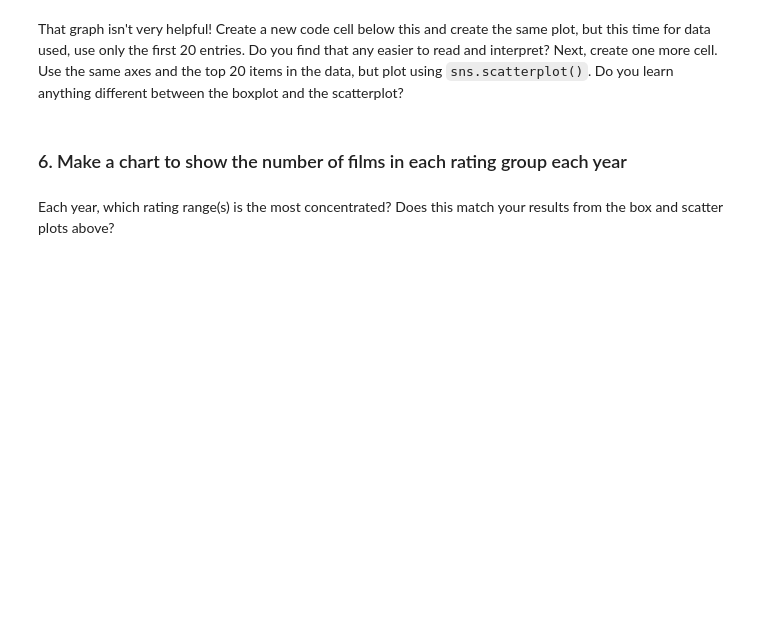
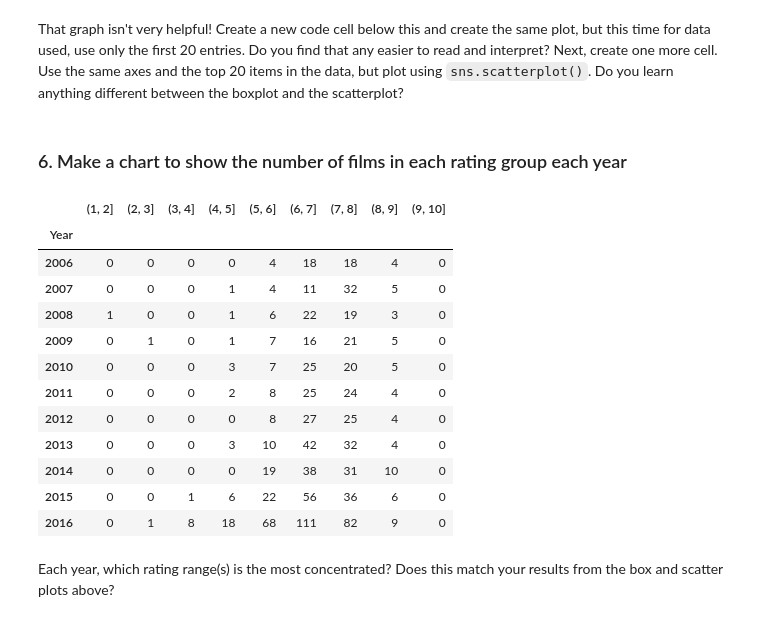
Before and after one commit to millerkiley99/EDA_pt2_studio, a Jupyter notebook: EDApt2-Studio.KileyMiller.ipynb, the cells around one changed output. Saved outputs shown, nothing was run; the diff lists cells and outputs as text; code cells hidden in the pictures; blank space fills up the shorter version.

```diff
--- a/EDApt2-Studio.KileyMiller.ipynb
+++ b/EDApt2-Studio.KileyMiller.ipynb
@@ -203,7 +225,23 @@ Next, create one more cell. Use the same axes and the top 20 items in the data,
 # %%
 # Create a new column called rating_group
 # Use to pd.cut() to bin(group) the rating_group column values by integer intervals 1-10
+IMDB_df["rating_group"]=pd.cut(IMDB_df.Rating, [1,2,3,4,5,6,7,8,9,10])
 # %%
 # Make a chart to show the number of films in each rating group per year
+IMDB_df.groupby("Year")["rating_group"].value_counts().unstack()
+# %% [output]
+|  | (1, 2] | (2, 3] | (3, 4] | (4, 5] | (5, 6] | (6, 7] | (7, 8] | (8, 9] | (9, 10] |
+| Year |  |  |  |  |  |  |  |  |  |
+| 2006 | 0 | 0 | 0 | 0 | 4 | 18 | 18 | 4 | 0 |
+| 2007 | 0 | 0 | 0 | 1 | 4 | 11 | 32 | 5 | 0 |
+| 2008 | 1 | 0 | 0 | 1 | 6 | 22 | 19 | 3 | 0 |
+| 2009 | 0 | 1 | 0 | 1 | 7 | 16 | 21 | 5 | 0 |
+| 2010 | 0 | 0 | 0 | 3 | 7 | 25 | 20 | 5 | 0 |
+| 2011 | 0 | 0 | 0 | 2 | 8 | 25 | 24 | 4 | 0 |
+| 2012 | 0 | 0 | 0 | 0 | 8 | 27 | 25 | 4 | 0 |
+| 2013 | 0 | 0 | 0 | 3 | 10 | 42 | 32 | 4 | 0 |
+| 2014 | 0 | 0 | 0 | 0 | 19 | 38 | 31 | 10 | 0 |
+| 2015 | 0 | 0 | 1 | 6 | 22 | 56 | 36 | 6 | 0 |
+| 2016 | 0 | 1 | 8 | 18 | 68 | 111 | 82 | 9 | 0 |
 # %% [markdown]
 Each year, which rating range(s) is the most concentrated? Does this match your results from the box and scatter plots above?
```
Also changed, not shown: parts of 2 cells of this notebook.
